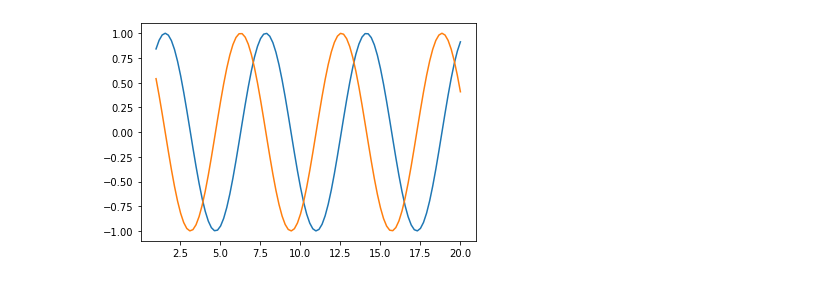
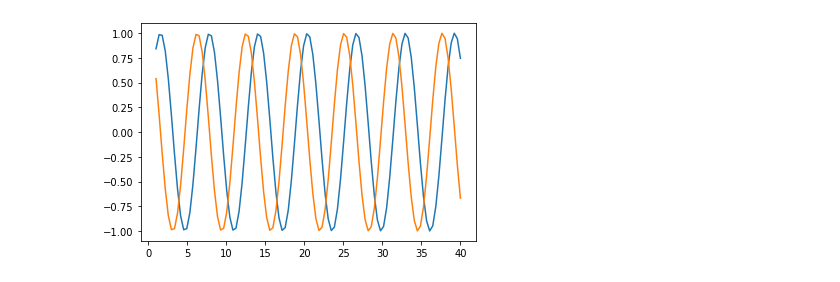
Before and after one commit to srujan123456/DATA-SIENCE, a Jupyter notebook: Untitled0.ipynb, the cells around one changed output. Cells and saved outputs as stored; diff of their text form; code cells hidden in the pictures.

```diff
--- a/Untitled0.ipynb
+++ b/Untitled0.ipynb
@@ -3,9 +3,9 @@
 # %%
 import matplotlib.pyplot as plt
 import numpy as np
-x=np.linspace(1,20,100)
+x=np.linspace(1,40,100)
 plt.plot(x,np.sin(x))
 plt.plot(x,np.cos(x))
 plt.show(np)
 # %% [output]
-[figure, old version]
+[figure, new version]
```
